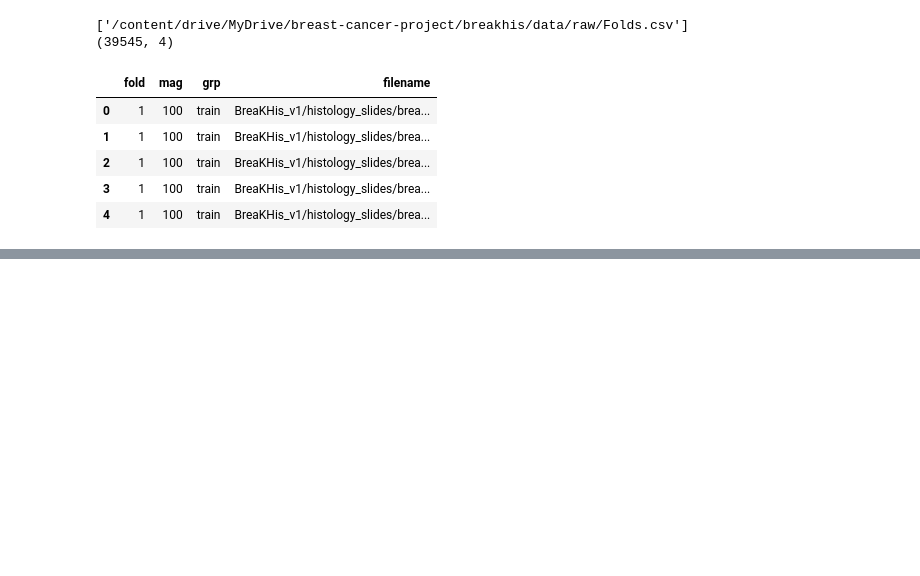
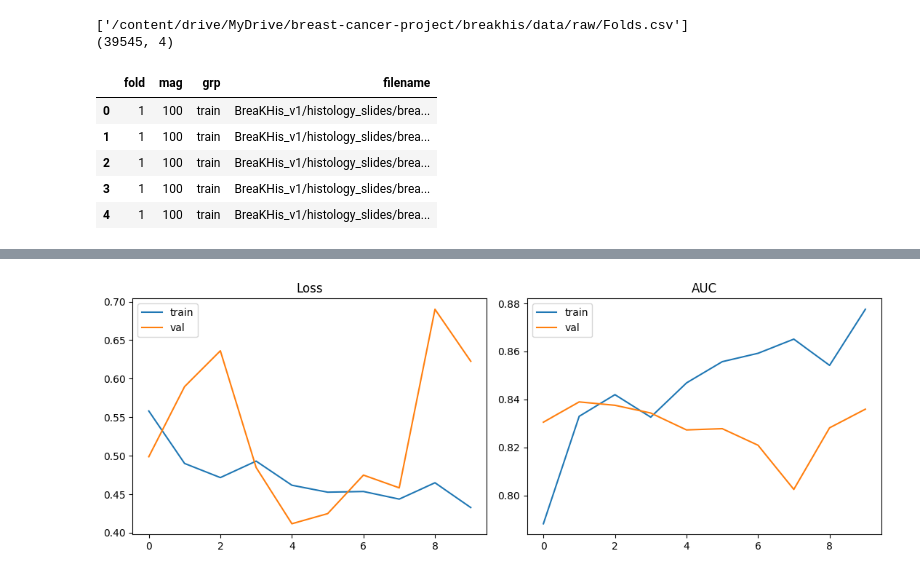
Before and after one commit to ParthHarde/breast-cancer-project, a Jupyter notebook: metabric/01_metabric_data.ipynb, the cells around one changed output, grey strips where cells are left out. Saved outputs shown, nothing was run; the diff lists cells and outputs as text; code cells hidden in the pictures; blank space fills up the shorter version.

```diff
--- a/metabric/01_metabric_data.ipynb
+++ b/metabric/01_metabric_data.ipynb
@@ -1211,0 +1494,4 @@ f.head()
+# %%
+n = len(y_train); n_pos = y_train.sum(); n_neg = n - n_pos
+class_weight = {0: n / (2 * n_neg), 1: n / (2 * n_pos)}
+print(class_weight)    # benign weight > 1, malignant weight < 1
@@ -1211,0 +1500,19 @@ f.head()
+# %%
+def build_cnn(dropout=0.4):
+    m = keras.Sequential([
+        keras.layers.Input((224, 224, 3)),
+        keras.layers.Conv2D(32, 3, activation="relu"), keras.layers.MaxPooling2D(),
+        keras.layers.Conv2D(64, 3, activation="relu"), keras.layers.MaxPooling2D(),
+        keras.layers.Conv2D(128, 3, activation="relu"), keras.layers.MaxPooling2D(),
+        keras.layers.GlobalAveragePooling2D(),
+        keras.layers.Dense(64, activation="relu"),
+        keras.layers.Dropout(dropout),
+        keras.layers.Dense(1, activation="sigmoid"),
+    ])
+    m.compile(optimizer=keras.optimizers.Adam(1e-3), loss="binary_crossentropy",
+              metrics=["accuracy", keras.metrics.AUC(name="auc")])
+    return m
+
+keras.utils.set_random_seed(42)
+cnn = build_cnn()
+cnn.summary()
@@ -1211,0 +1541,4 @@ f.head()
+# %%
+es = keras.callbacks.EarlyStopping(monitor="val_loss", patience=5, restore_best_weights=True)
+hist = cnn.fit(train_ds, validation_data=val_ds, epochs=30,
+               class_weight=class_weight, callbacks=[es])
@@ -1211,0 +1566,10 @@ f.head()
+# %%
+import matplotlib.pyplot as plt
+fig, ax = plt.subplots(1, 2, figsize=(11, 4))
+ax[0].plot(hist.history["loss"], label="train"); ax[0].plot(hist.history["val_loss"], label="val")
+ax[0].set_title("Loss"); ax[0].legend()
+ax[1].plot(hist.history["auc"], label="train"); ax[1].plot(hist.history["val_auc"], label="val")
+ax[1].set_title("AUC"); ax[1].legend()
+plt.tight_layout(); plt.show()
+# %% [output]
+[figure, added]
```
Also changed, not shown: parts of 45 cells of this notebook.
